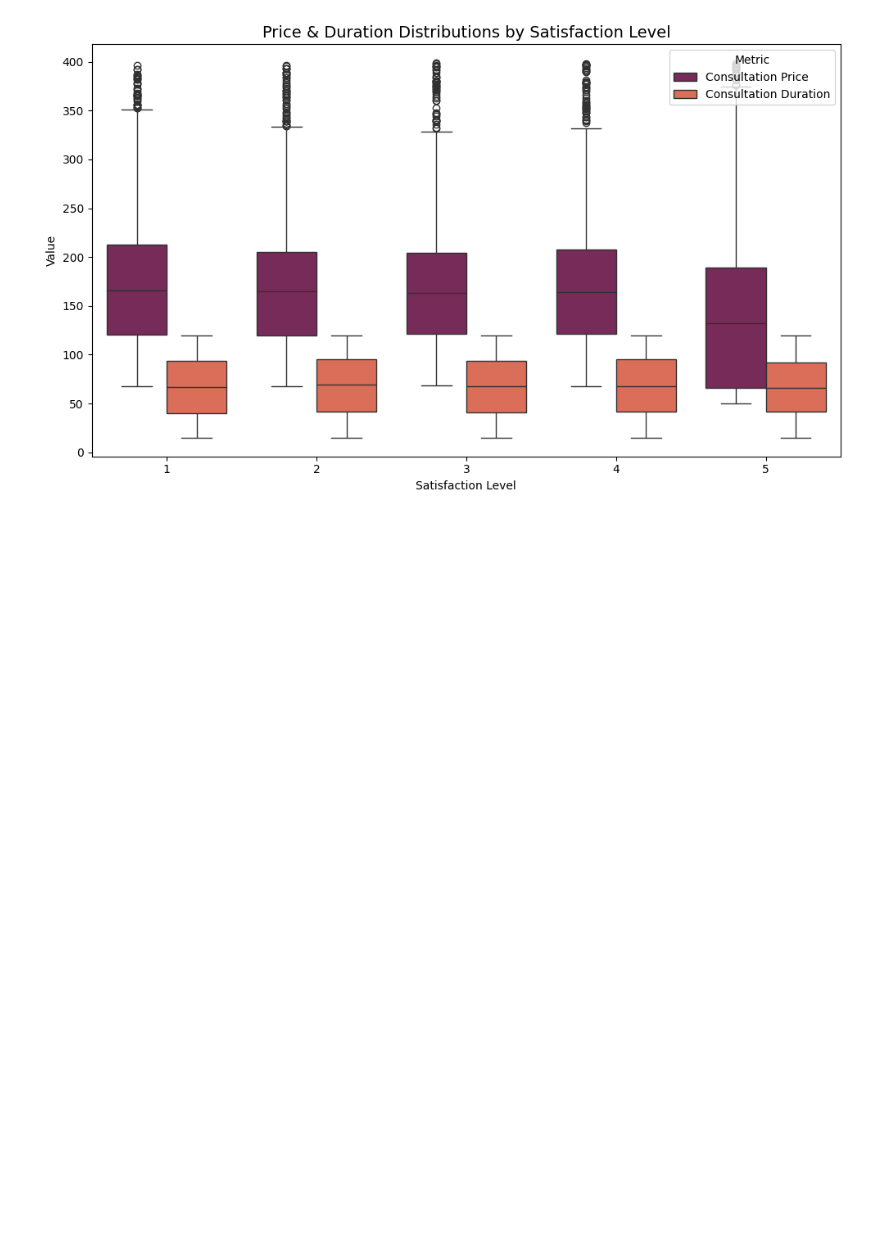
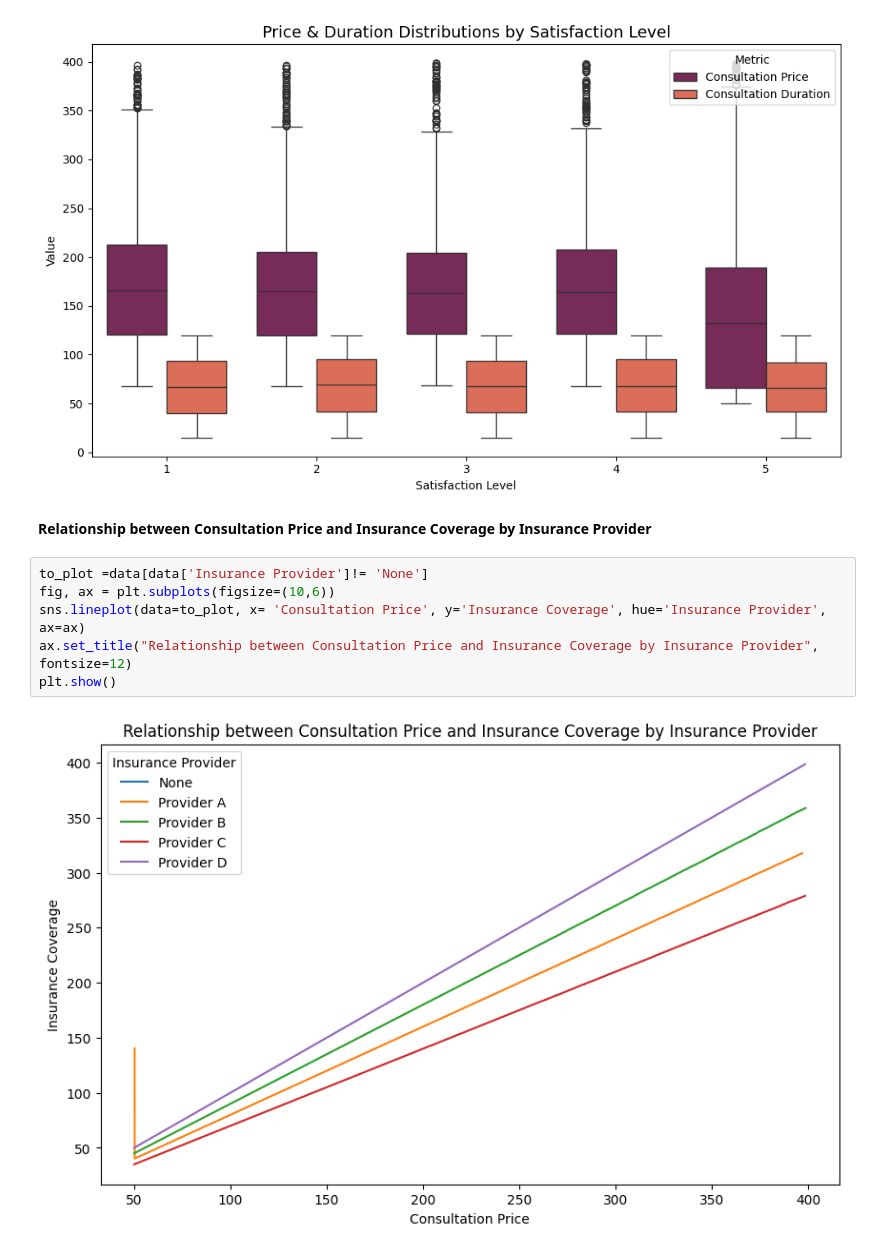
Before and after one commit to amdbsilva/pre-processing, a Jupyter notebook: projeto de datapreprocessing.ipynb, the cells around one changed output. Cells and saved outputs as stored; diff of their text form; blank space fills up the shorter version.

```diff
--- a/projeto de datapreprocessing.ipynb
+++ b/projeto de datapreprocessing.ipynb
@@ -1128,3 +1130,13 @@ plt.tight_layout()
 plt.show()
 # %% [output]
 [figure]
+# %% [markdown]
+**Relationship between Consultation Price and Insurance Coverage by Insurance Provider**
+# %%
+to_plot =data[data['Insurance Provider']!= 'None']
+fig, ax = plt.subplots(figsize=(10,6))
+sns.lineplot(data=to_plot, x= 'Consultation Price', y='Insurance Coverage', hue='Insurance Provider', ax=ax)
+ax.set_title("Relationship between Consultation Price and Insurance Coverage by Insurance Provider", fontsize=12)
+plt.show()
+# %% [output]
+[figure, added]
```
Also changed, not shown: parts of 4 cells of this notebook.
